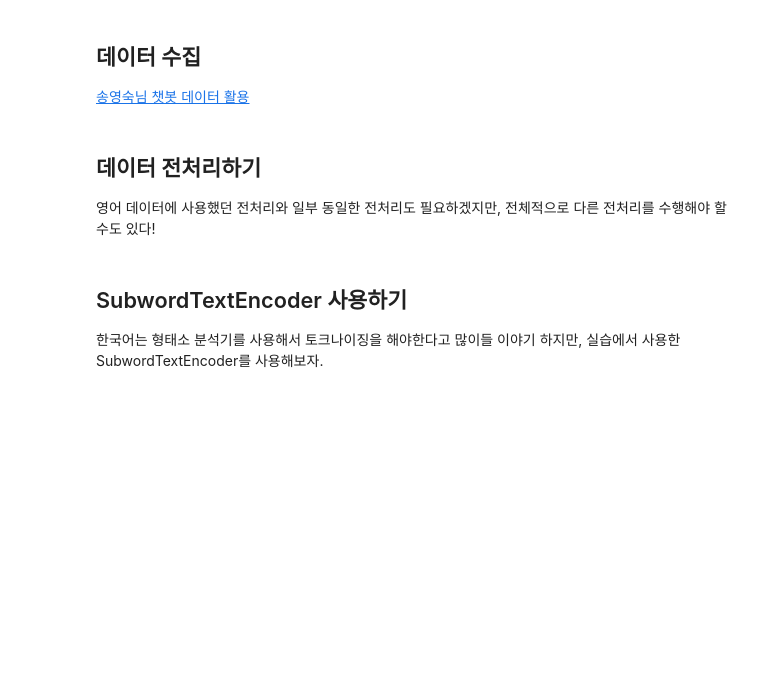
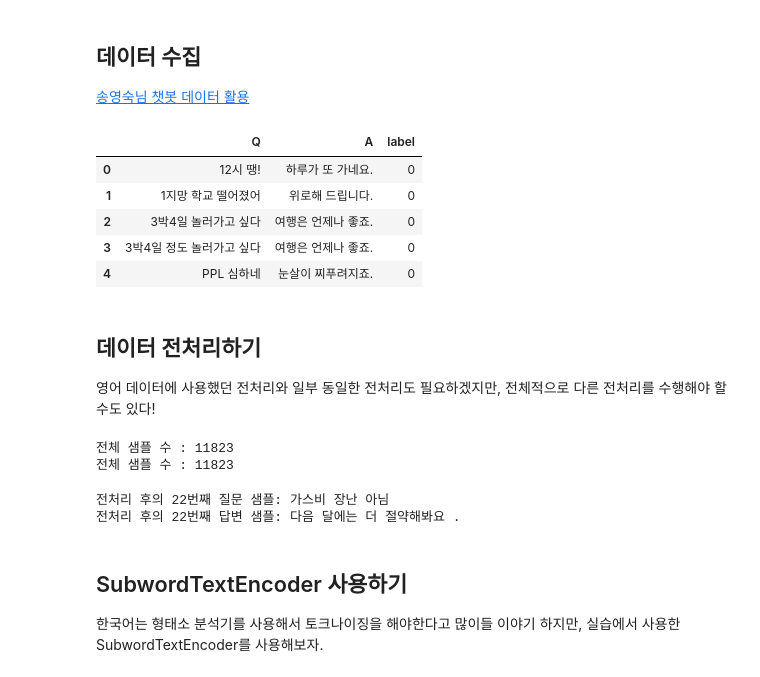
Before and after one commit to bluecandle/2020_AIFFEL, a Jupyter notebook: daily_notes/exploration_codes/e21_code/E21.ipynb, the cells around one changed output. Saved outputs shown, nothing was run; the diff lists cells and outputs as text; code cells hidden in the pictures; blank space fills up the shorter version.

```diff
--- a/daily_notes/exploration_codes/e21_code/E21.ipynb
+++ b/daily_notes/exploration_codes/e21_code/E21.ipynb
@@ -4,6 +12,16 @@
 ## 데이터 수집
 
 [송영숙님 챗봇 데이터 활용](https://github.com/songys/Chatbot_data/blob/master/ChatbotData%20.csv)
+# %%
+df = pd.read_csv('./data/ChatbotData.csv')
+df.head(5)
+# %% [output]
+|  | Q | A | label |
+| 0 | 12시 땡! | 하루가 또 가네요. | 0 |
+| 1 | 1지망 학교 떨어졌어 | 위로해 드립니다. | 0 |
+| 2 | 3박4일 놀러가고 싶다 | 여행은 언제나 좋죠. | 0 |
+| 3 | 3박4일 정도 놀러가고 싶다 | 여행은 언제나 좋죠. | 0 |
+| 4 | PPL 심하네 | 눈살이 찌푸려지죠. | 0 |
 # %% [markdown]
 ## 데이터 전처리하기
 영어 데이터에 사용했던 전처리와 일부 동일한 전처리도 필요하겠지만, 전체적으로 다른 전처리를 수행해야 할 수도 있다!
@@ -10,3 +76,16 @@
+# %%
+questions, answers = load_conversations()
+print('전체 샘플 수 :', len(questions))
+print('전체 샘플 수 :', len(answers))
+# %% [output]
+전체 샘플 수 : 11823
+전체 샘플 수 : 11823
+# %%
+print('전처리 후의 22번째 질문 샘플: {}'.format(questions[21]))
+print('전처리 후의 22번째 답변 샘플: {}'.format(answers[21]))
+# %% [output]
+전처리 후의 22번째 질문 샘플: 가스비 장난 아님
+전처리 후의 22번째 답변 샘플: 다음 달에는 더 절약해봐요 .
 # %% [markdown]
 ## SubwordTextEncoder 사용하기
 한국어는 형태소 분석기를 사용해서 토크나이징을 해야한다고 많이들 이야기 하지만, 실습에서 사용한 SubwordTextEncoder를 사용해보자.
```
Also changed, not shown: parts of 56 cells of this notebook.
